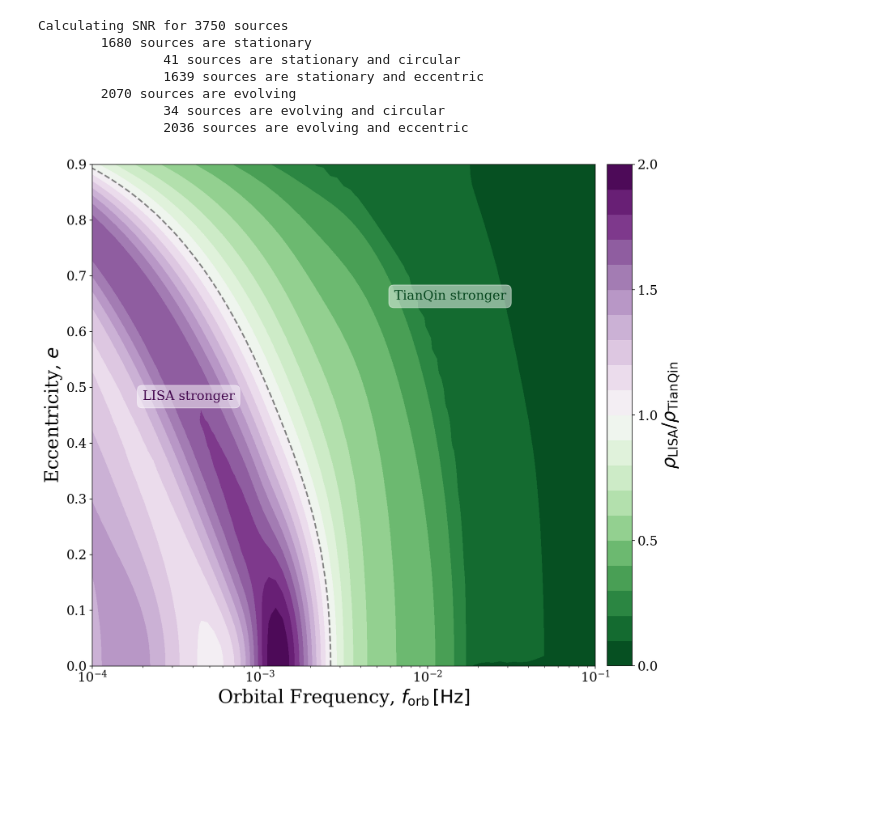
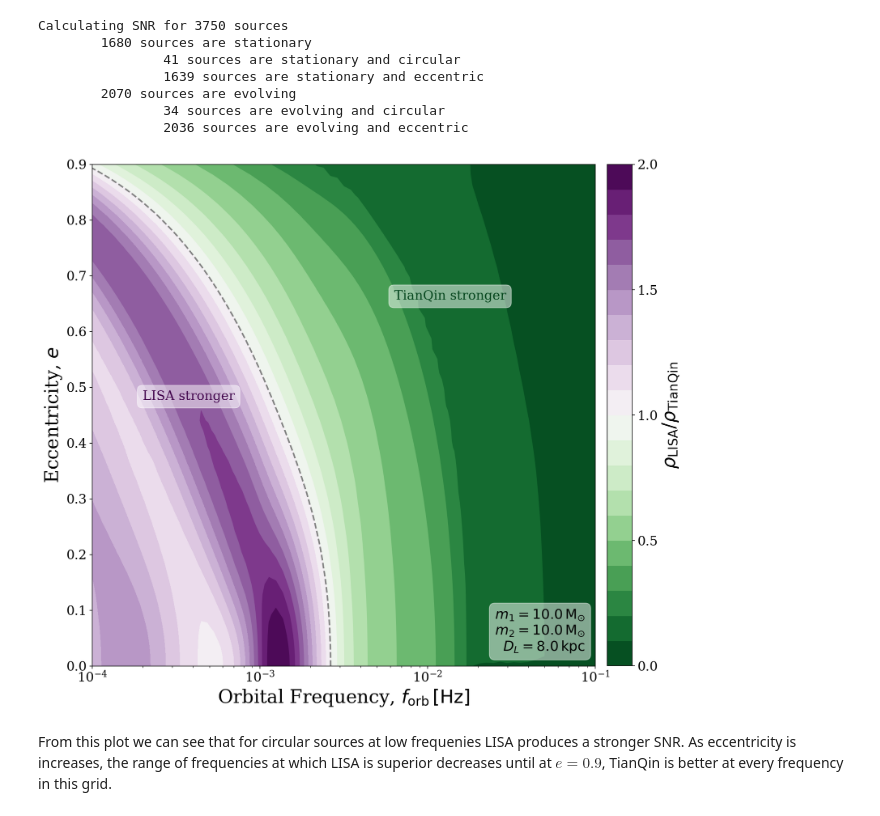
Before and after one commit to TeamLEGWORK/LEGWORK, a Jupyter notebook: docs/demos/Compare Sensitivity Curves.ipynb, the cells around one changed output. Drawn from its saved outputs; the diff is of its cells as text; code cells hidden in the pictures; blank space fills up the shorter version.

```diff
--- a/docs/demos/Compare Sensitivity Curves.ipynb
+++ b/docs/demos/Compare Sensitivity Curves.ipynb
@@ -88,28 +106,46 @@ Calculating SNR for 3750 sources
                 34 sources are evolving and circular
                 2036 sources are evolving and eccentric
 # %%
+# create a figure
 fig, ax = plt.subplots(figsize=(14, 12))
-
 ax.set_xscale("log")
 ax.set_xlabel(r"Orbital Frequency, $f_{\rm orb} \, [{\rm Hz}]$")
 ax.set_ylabel(r"Eccentricity, $e$")
 
+# make contours of the ratio of SNR
 ratio_cont = ax.contourf(F, E, (LISA_snr / TQ_snr).reshape(F.shape), cmap="PRGn_r",
                          norm=TwoSlopeNorm(vcenter=1.0, vmin=0.0, vmax=2.0), levels=20)
+
+for c in ratio_cont.collections:
+    c.set_edgecolor("face")
+
+# add a line when the SNRs are equal
 ax.contour(F, E, (LISA_snr / TQ_snr).reshape(F.shape), levels=[1.0], colors="grey", linewidths=2.0, linestyles="--")
+
+# add a colourbar
 cbar = fig.colorbar(ratio_cont, fraction=2/14, pad=0.02,
                     label=r"$\rho_{\rm LISA} / \rho_{\rm TianQin}$",
                     ticks=np.arange(0, 2 + 0.5, 0.5))
 
-
-# annotate which regions suite each detector
+# annotate which regions suit each detector
 ax.annotate("LISA stronger", xy=(0.1, 0.53), xycoords="axes fraction", fontsize=0.7 * fs,
             color=plt.get_cmap("PRGn_r")(1.0),
             bbox=dict(boxstyle="round", facecolor="white", edgecolor="white", alpha=0.5, pad=0.4))
 ax.annotate("TianQin stronger", xy=(0.6, 0.73), xycoords="axes fraction", fontsize=0.7 * fs,
             color=plt.get_cmap("PRGn_r")(0.0),
             bbox=dict(boxstyle="round", facecolor="white", edgecolor="white", alpha=0.5, pad=0.4))
 
+# annotate with source details
+source_string = r"$m_1 = {{{}}} \, {{ \rm M_{{\odot}}}}$".format(m_1[0].value)
+source_string += "\n"
+source_string += r"$m_2 = {{{}}} \, {{ \rm M_{{\odot}}}}$".format(m_1[0].value)
+source_string += "\n"
+source_string += r"$D_L = {{{}}} \, {{ \rm kpc}}$".format(dist[0].value)
+ax.annotate(source_string, xy=(0.98, 0.03), xycoords="axes fraction", ha="right", fontsize=0.75*fs,
+            bbox=dict(boxstyle="round", facecolor="white", edgecolor="white", alpha=0.5, pad=0.4))
+
 plt.show()
 # %% [output]
-[figure, old version]
+[figure, new version]
+# %% [markdown]
+From this plot we can see that for circular sources at low frequenies LISA produces a stronger SNR. As eccentricity is increases, the range of frequencies at which LISA is superior decreases until at $e = 0.9$, TianQin is better at every frequency in this grid.
```
Also changed, not shown: parts of 11 cells of this notebook, 3 other files.
